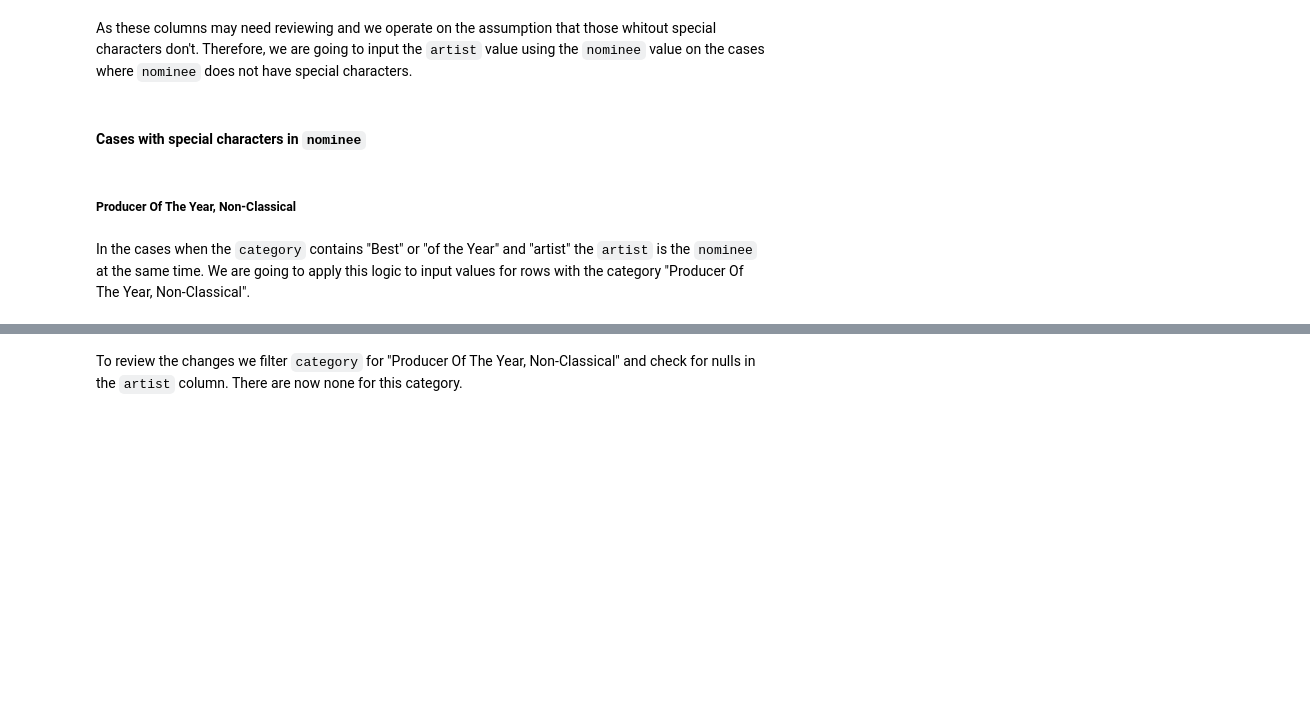
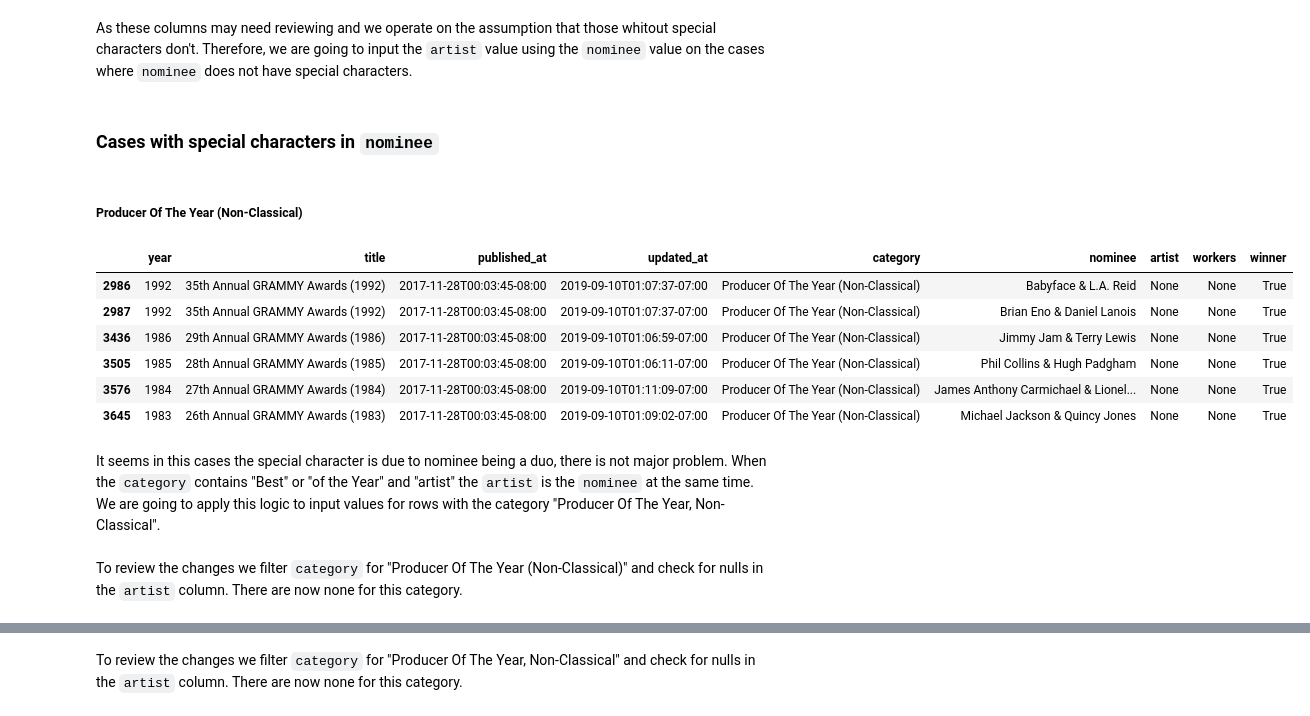
Before and after one commit to ntlg72/ws_002, a Jupyter notebook: notebooks/3.0-nlg-eda-grammys.ipynb, the cells around one changed output, grey strips where cells are left out. Cells and saved outputs as stored; diff of their text form; code cells hidden in the pictures; blank space fills up the shorter version.

```diff
--- a/notebooks/3.0-nlg-eda-grammys.ipynb
+++ b/notebooks/3.0-nlg-eda-grammys.ipynb
@@ -389,6 +389,6 @@ As these columns may need reviewing and we operate on the assumption that those
 df1.loc[(df1['artist'].isnull()) &
         (~df1['nominee'].str.contains(r'[^\w\s]', regex=True)), 'artist'] = df1['nominee']
 # %% [markdown]
-#### Cases with special characters in `nominee`
+### Cases with special characters in `nominee`
 # %% [markdown]
-##### Producer Of The Year, Non-Classical
+##### Producer Of The Year (Non-Classical)
@@ -395,2 +410,12 @@ df1.loc[(df1['artist'].isnull()) &
+# %%
+filter_rows_column_to_review(df1, "Producer Of The Year (Non-Classical)")
+# %% [output]
+|  | year | title | published_at | updated_at | category | nominee | artist | workers | winner |
+| 2986 | 1992 | 35th Annual GRAMMY Awards (1992) | 2017-11-28T00:03:45-08:00 | 2019-09-10T01:07:37-07:00 | Producer Of The Year (Non-Classical) | Babyface & L.A. Reid | None | None | True |
+| 2987 | 1992 | 35th Annual GRAMMY Awards (1992) | 2017-11-28T00:03:45-08:00 | 2019-09-10T01:07:37-07:00 | Producer Of The Year (Non-Classical) | Brian Eno & Daniel Lanois | None | None | True |
+| 3436 | 1986 | 29th Annual GRAMMY Awards (1986) | 2017-11-28T00:03:45-08:00 | 2019-09-10T01:06:59-07:00 | Producer Of The Year (Non-Classical) | Jimmy Jam & Terry Lewis | None | None | True |
+| 3505 | 1985 | 28th Annual GRAMMY Awards (1985) | 2017-11-28T00:03:45-08:00 | 2019-09-10T01:06:11-07:00 | Producer Of The Year (Non-Classical) | Phil Collins & Hugh Padgham | None | None | True |
+| 3576 | 1984 | 27th Annual GRAMMY Awards (1984) | 2017-11-28T00:03:45-08:00 | 2019-09-10T01:11:09-07:00 | Producer Of The Year (Non-Classical) | James Anthony Carmichael & Lionel... | None | None | True |
+| 3645 | 1983 | 26th Annual GRAMMY Awards (1983) | 2017-11-28T00:03:45-08:00 | 2019-09-10T01:09:02-07:00 | Producer Of The Year (Non-Classical) | Michael Jackson & Quincy Jones | None | None | True |
 # %% [markdown]
-In the cases when the `category` contains "Best" or "of the Year" and "artist" the `artist` is the `nominee` at the same time.  We are going to apply this logic to input values for rows with the category "Producer Of The Year, Non-Classical".
+It seems in this cases the special character is due to nominee being a duo, there is not major problem. When the `category` contains "Best" or "of the Year" and "artist" the `artist` is the `nominee` at the same time.  We are going to apply this logic to input values for rows with the category "Producer Of The Year, Non-Classical".
@@ -398,0 +439,2 @@ df1.loc[(df1['category'] == 'Producer Of The Year, Non-Classical') & (df1['artis
+# %% [markdown]
+To review the changes we filter `category` for "Producer Of The Year (Non-Classical)" and check for nulls in the `artist` column. There are now none for this category.
```
Also changed, not shown: parts of 119 cells of this notebook, 1 other file.
